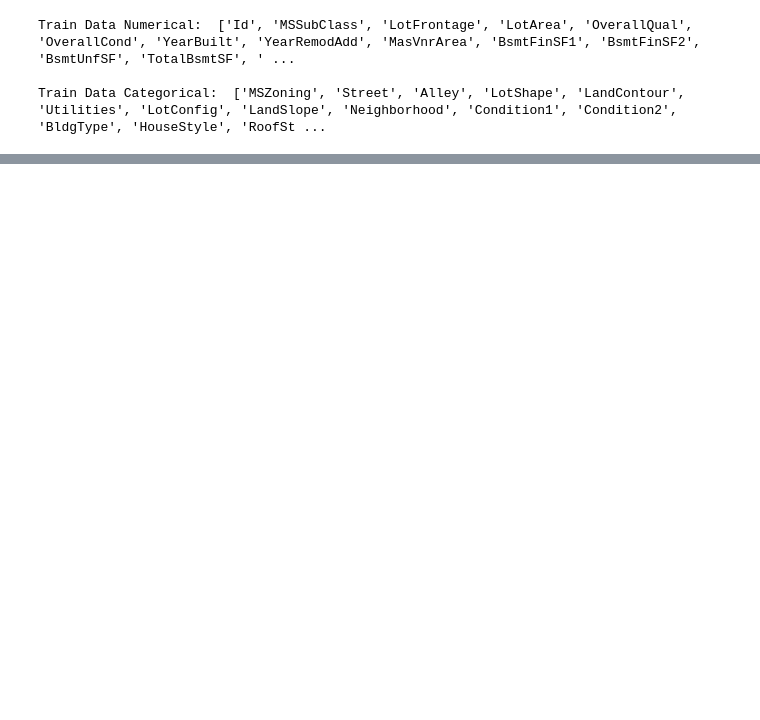
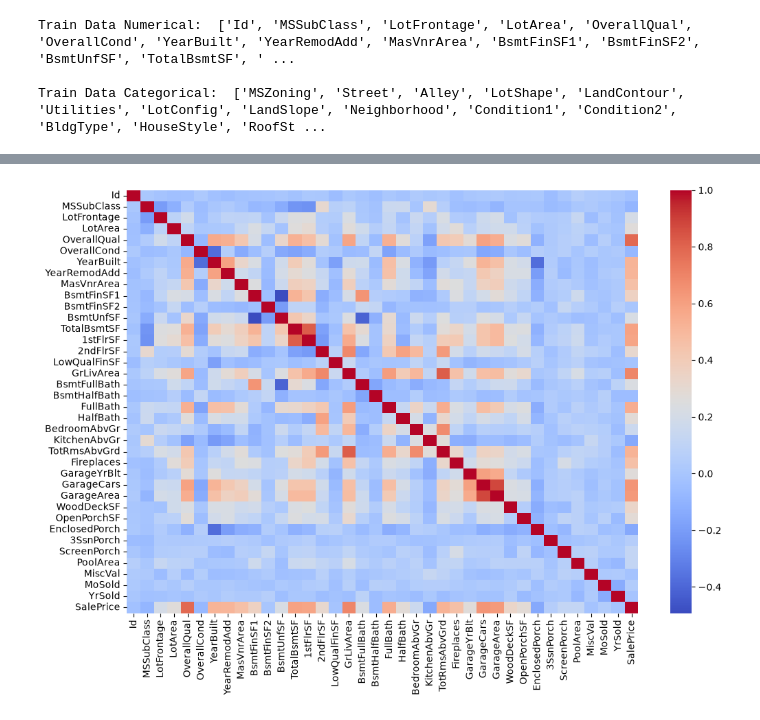
Before and after one commit to Dev-Flurssy/ml-projects, a Jupyter notebook: Notebooks/Practice2.ipynb, the cells around one changed output, grey strips where cells are left out. Cells and saved outputs as stored; diff of their text form; code cells hidden in the pictures; blank space fills up the shorter version.

```diff
--- a/Notebooks/Practice2.ipynb
+++ b/Notebooks/Practice2.ipynb
@@ -340,0 +405,6 @@ plt.show()
+# %%
+train_df = pd.concat([X_train, y_train], axis=1)
+
+corr = train_df.corr(numeric_only=True)['SalePrice']
+
+corr.sort_values(ascending=False)
@@ -340,0 +429,10 @@ plt.show()
+# %%
+plt.figure(figsize=(12,8))
+
+sns.heatmap(
+    train_df.corr(numeric_only=True),
+    cmap='coolwarm'
+)
+plt.show()
+# %% [output]
+[figure, added]
```
Also changed, not shown: parts of 12 cells of this notebook.
